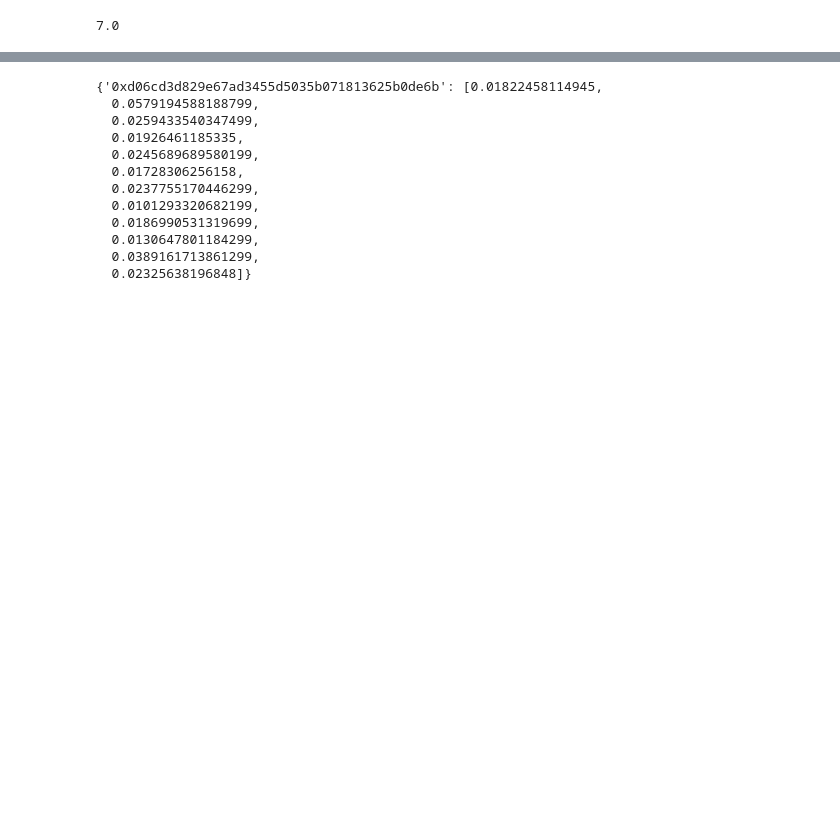
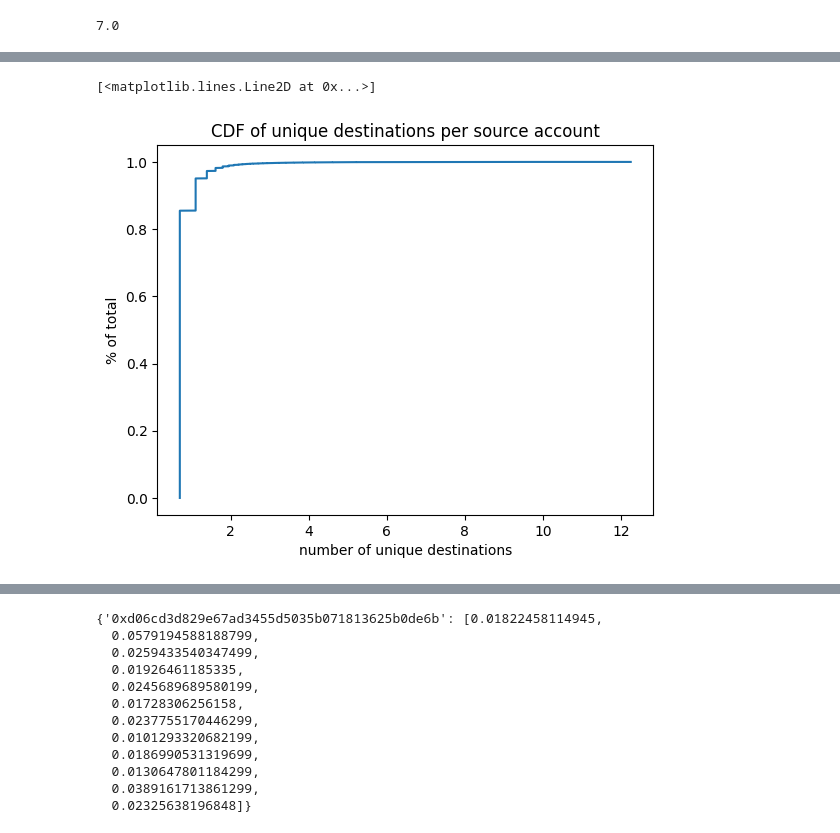
Before and after one commit to sheilafarrahi/thesis, a Jupyter notebook: prepare-data.ipynb, the cells around one changed output, grey strips where cells are left out. Drawn from its saved outputs; the diff is of its cells as text; code cells hidden in the pictures; blank space fills up the shorter version.

```diff
--- a/prepare-data.ipynb
+++ b/prepare-data.ipynb
@@ -77,0 +77,11 @@ plt.plot(x, y)
+# %%
+x_log = np.log(x+1)
+y = np.arange(n) / float(n)
+
+plt.xlabel('number of unique destinations')
+plt.ylabel('% of total')
+plt.title('CDF of unique destinations per source account')
+plt.plot(x_log, y)
+# %% [output]
+[<matplotlib.lines.Line2D at 0x...>]
+[figure, added]
```
Also changed, not shown: parts of 7 cells of this notebook.
